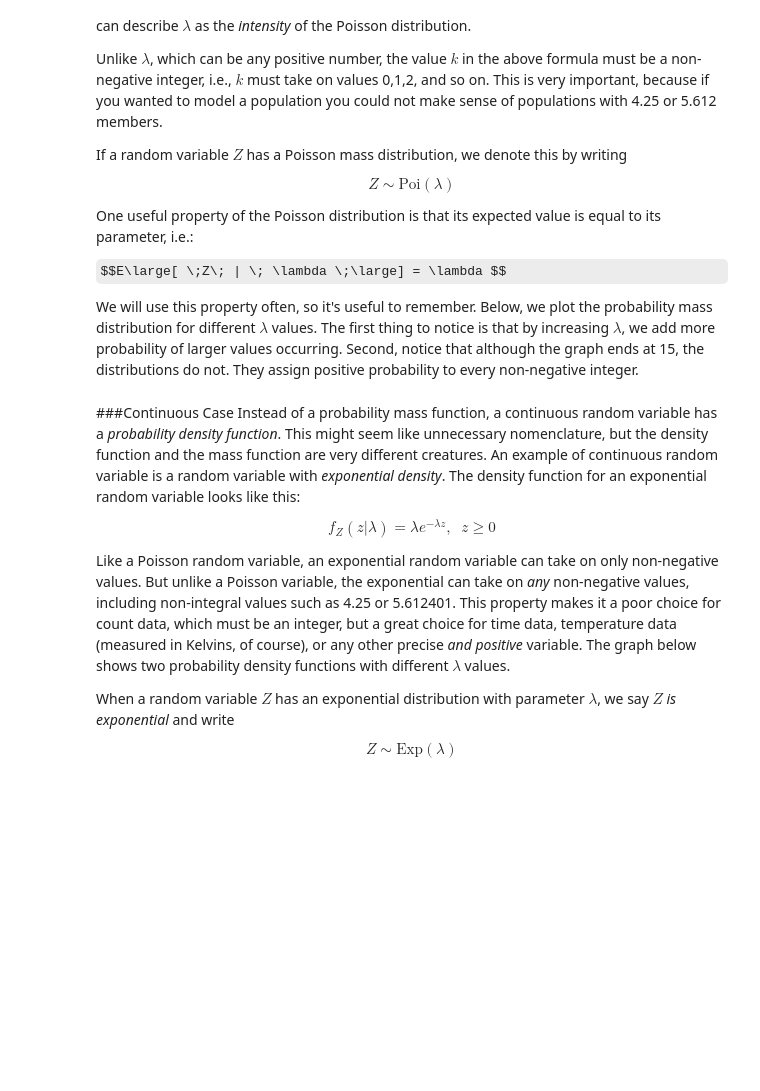
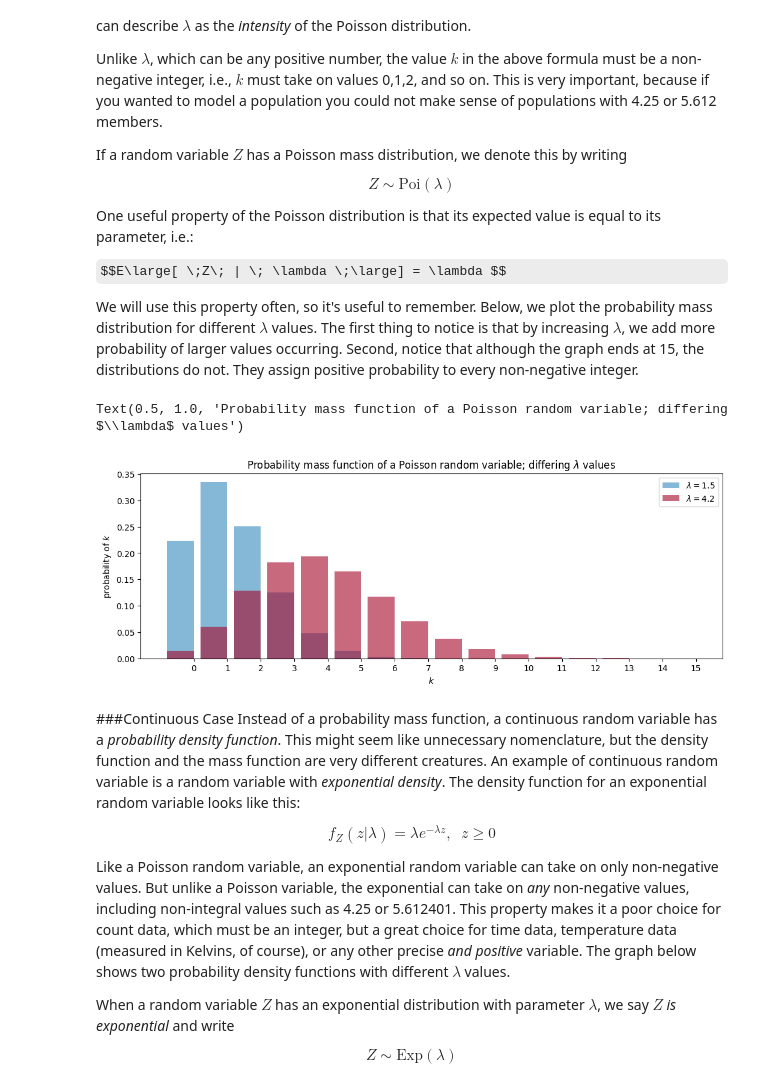
Before and after one commit to dpendleton22/Clustering_and_DimReduction, a Jupyter notebook: Chapter1_Introduction/Chapter1_Introduction.ipynb, the cells around one changed output. Drawn from its saved outputs; the diff is of its cells as text; code cells hidden in the pictures; some formulas as TeX source; blank space fills up the shorter version.

```diff
--- a/Chapter1_Introduction/Chapter1_Introduction.ipynb
+++ b/Chapter1_Introduction/Chapter1_Introduction.ipynb
@@ -280,26 +282,27 @@ We will use this property often, so it's useful to remember. Below, we plot the
 # %%
 figsize(12.5, 4)
 
 import scipy.stats as stats
 a = np.arange(16)
 poi = stats.poisson
 lambda_ = [1.5, 4.25]
 colours = ["#348ABD", "#A60628"]
 
 plt.bar(a, poi.pmf(a, lambda_[0]), color=colours[0],
-        label="$\lambda = %.1f$" % lambda_[0], alpha=0.60,
-        edgecolor=colours[0], lw="3")
+        label="$\lambda = %.1f$" % lambda_[0], alpha=0.60)
 
 plt.bar(a, poi.pmf(a, lambda_[1]), color=colours[1],
-        label="$\lambda = %.1f$" % lambda_[1], alpha=0.60,
-        edgecolor=colours[1], lw="3")
+        label="$\lambda = %.1f$" % lambda_[1], alpha=0.60)
 
 plt.xticks(a + 0.4, a)
 plt.legend()
 plt.ylabel("probability of $k$")
 plt.xlabel("$k$")
 plt.title("Probability mass function of a Poisson random variable; differing \
 $\lambda$ values")
+# %% [output]
+Text(0.5, 1.0, 'Probability mass function of a Poisson random variable; differing $\\lambda$ values')
+[figure, added]
 # %% [markdown]
 ###Continuous Case
 Instead of a probability mass function, a continuous random variable has a *probability density function*. This might seem like unnecessary nomenclature, but the density function and the mass function are very different creatures. An example of continuous random variable is a random variable with *exponential density*. The density function for an exponential random variable looks like this:
```
Also changed, not shown: parts of 3 cells of this notebook.
